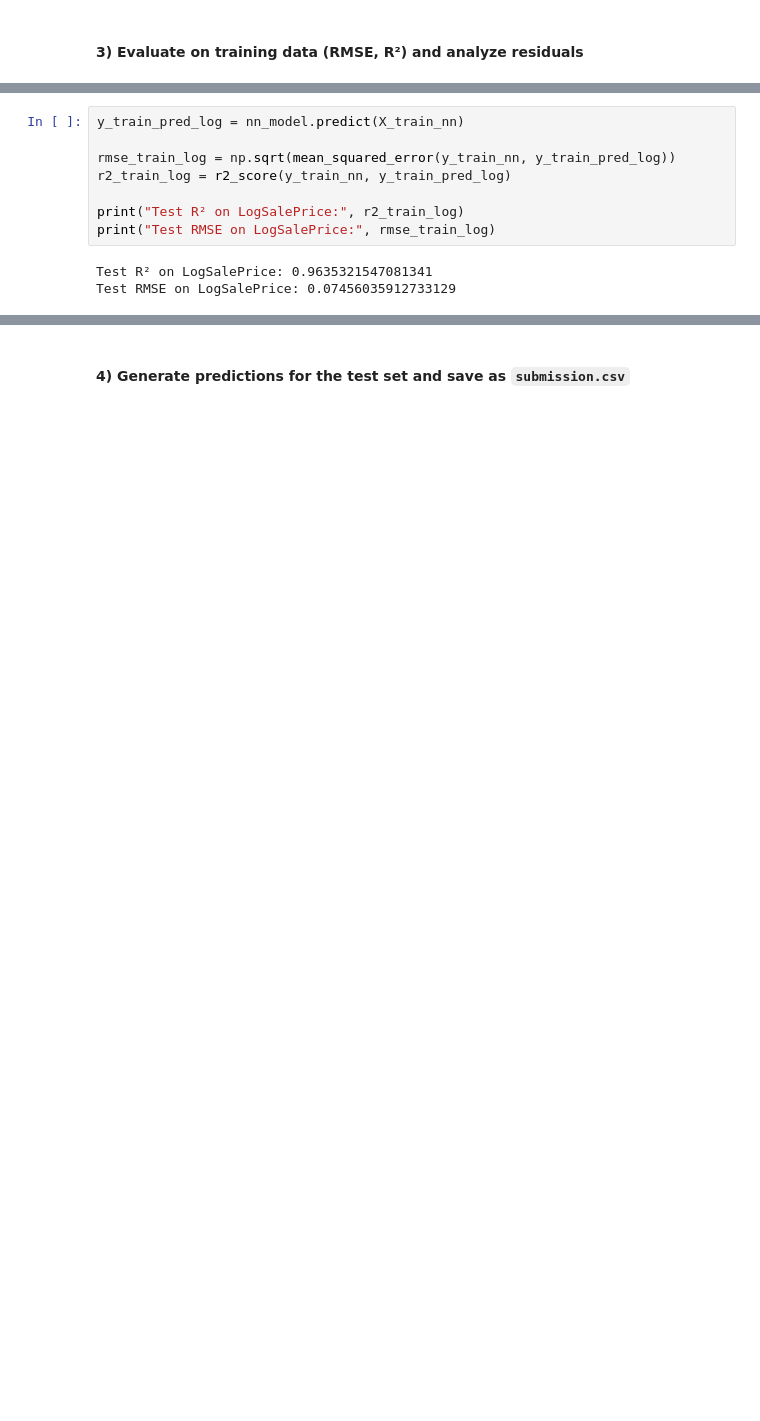
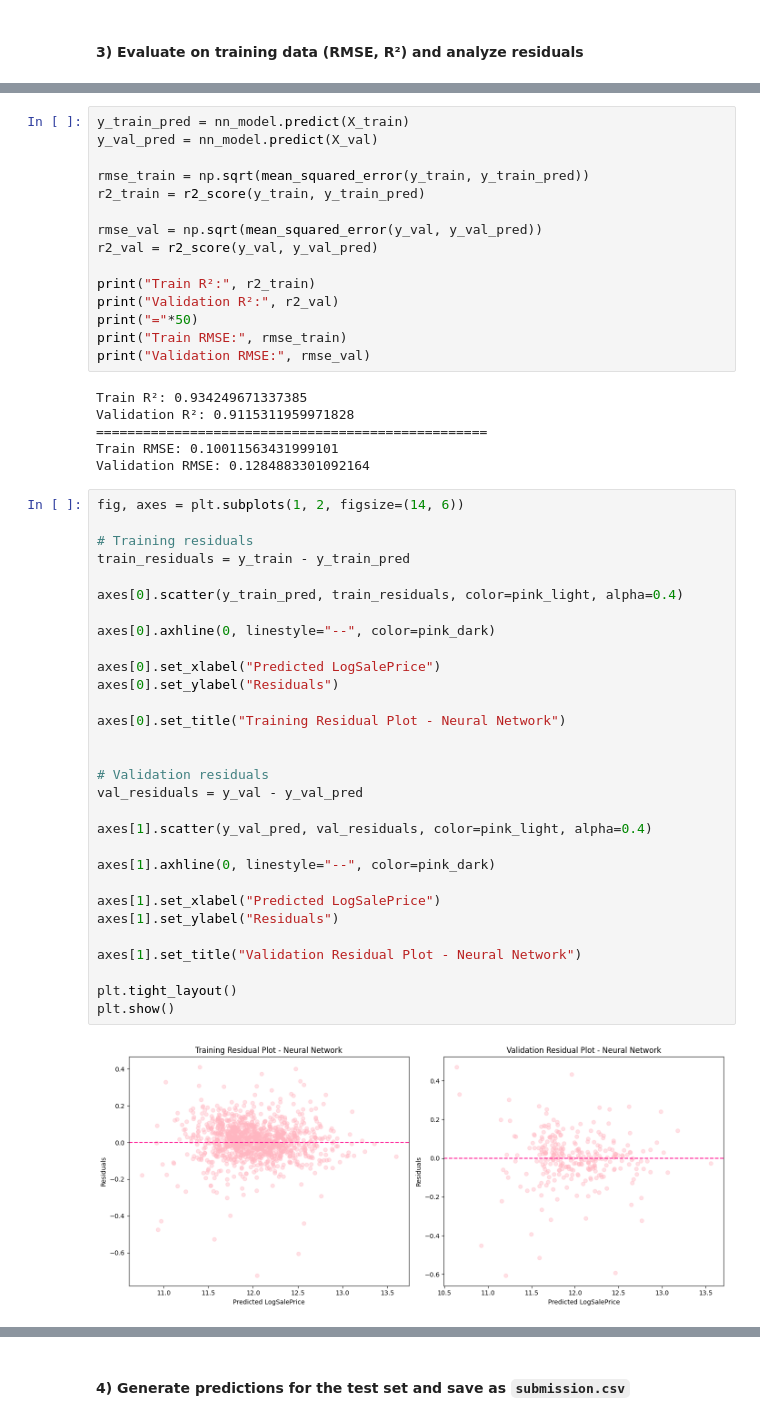
Before and after one commit to em-cd/cstats-project, a Jupyter notebook: project_STUDENTID.ipynb, the cells around one changed output, grey strips where cells are left out. Cells and saved outputs as stored; diff of their text form; blank space fills up the shorter version.

```diff
--- a/project_STUDENTID.ipynb
+++ b/project_STUDENTID.ipynb
@@ -1437,11 +1628,53 @@ Pipeline(steps=[('preprocessor',
-# %%
-y_train_pred_log = nn_model.predict(X_train_nn)
-
-rmse_train_log = np.sqrt(mean_squared_error(y_train_nn, y_train_pred_log))
-r2_train_log = r2_score(y_train_nn, y_train_pred_log)
-
-print("Test R² on LogSalePrice:", r2_train_log)
-print("Test RMSE on LogSalePrice:", rmse_train_log)
-# %% [output]
-Test R² on LogSalePrice: 0.9635321547081341
-Test RMSE on LogSalePrice: 0.07456035912733129
+# %%
+y_train_pred = nn_model.predict(X_train)
+y_val_pred = nn_model.predict(X_val)
+
+rmse_train = np.sqrt(mean_squared_error(y_train, y_train_pred))
+r2_train = r2_score(y_train, y_train_pred)
+
+rmse_val = np.sqrt(mean_squared_error(y_val, y_val_pred))
+r2_val = r2_score(y_val, y_val_pred)
+
+print("Train R²:", r2_train)
+print("Validation R²:", r2_val)
+print("="*50)
+print("Train RMSE:", rmse_train)
+print("Validation RMSE:", rmse_val)
+# %% [output]
+Train R²: 0.934249671337385
+Validation R²: 0.9115311959971828
+==================================================
+Train RMSE: 0.10011563431999101
+Validation RMSE: 0.1284883301092164
+# %%
+fig, axes = plt.subplots(1, 2, figsize=(14, 6))
+
+# Training residuals
+train_residuals = y_train - y_train_pred
+
+axes[0].scatter(y_train_pred, train_residuals, color=pink_light, alpha=0.4)
+
+axes[0].axhline(0, linestyle="--", color=pink_dark)
+
+axes[0].set_xlabel("Predicted LogSalePrice")
+axes[0].set_ylabel("Residuals")
+
+axes[0].set_title("Training Residual Plot - Neural Network")
+
+
+# Validation residuals
+val_residuals = y_val - y_val_pred
+
+axes[1].scatter(y_val_pred, val_residuals, color=pink_light, alpha=0.4)
+
+axes[1].axhline(0, linestyle="--", color=pink_dark)
+
+axes[1].set_xlabel("Predicted LogSalePrice")
+axes[1].set_ylabel("Residuals")
+
+axes[1].set_title("Validation Residual Plot - Neural Network")
+
+plt.tight_layout()
+plt.show()
+# %% [output]
+[figure, added]
```
Also changed, not shown: parts of 34 cells of this notebook.
